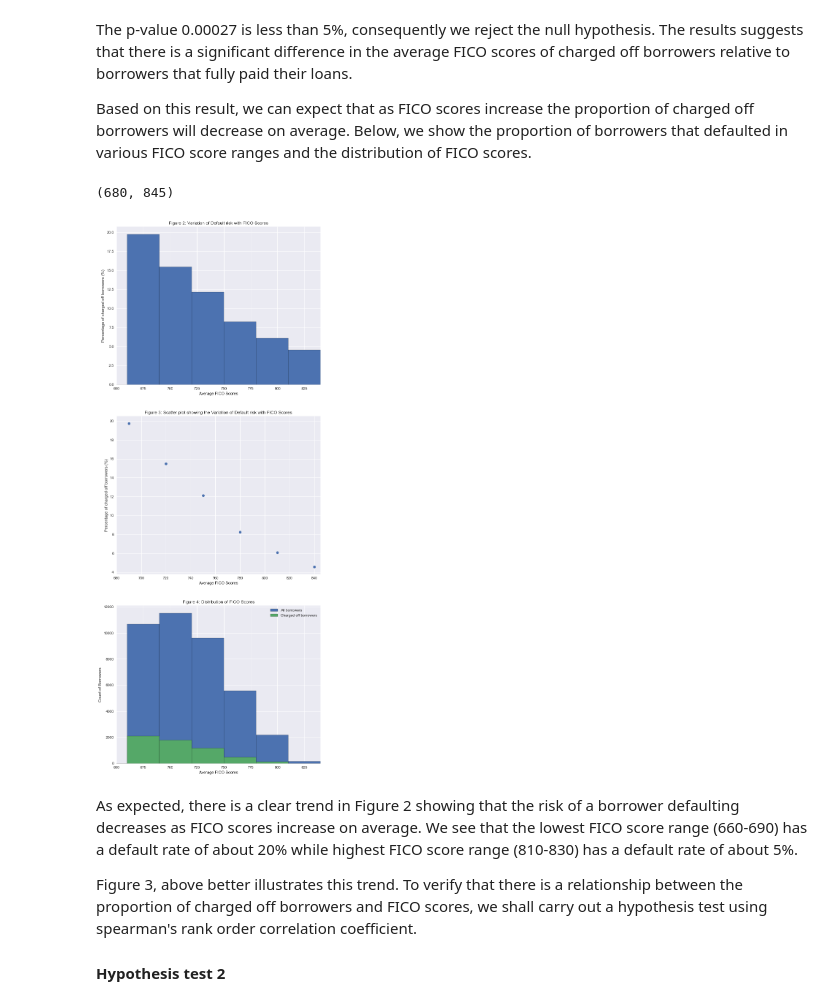
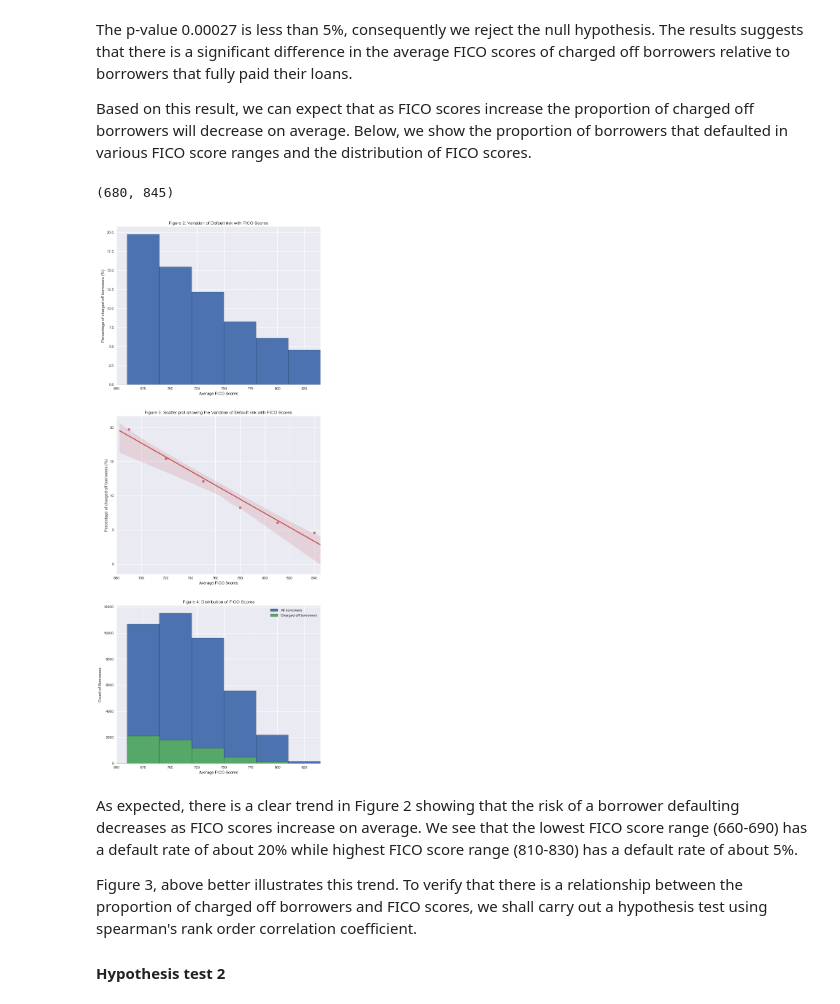
Before and after one commit to paulb17/Springboard, a Jupyter notebook: Capstone Project 1/Data_Exploration.ipynb, the cells around one changed output. Cells and saved outputs as stored; diff of their text form; code cells hidden in the pictures.

Commit message:
Updated readme and third draft of data modeling notebook

```diff
--- a/Capstone Project 1/Data_Exploration.ipynb
+++ b/Capstone Project 1/Data_Exploration.ipynb
@@ -85,6 +85,7 @@ FICO scores are used by many lenders to determine how risky a borrower is. For t
 # filtering fully paid borrowers and charged off borrowers
 fully_paid = loan_data[loan_data['loan_status'] == 1]
 charged_off = loan_data[loan_data['loan_status'] == 0]
+
 
 # creating box-plot and violin plot
 plt.figure(figsize = (10,8))
@@ -95,6 +96,7 @@ sns.boxplot(x="loan_status", y='fico_average', data = loan_data,
 
 plt.title('Figure 1: FICO Scores by loan status')
 plt.ylabel("FICO Score")
-plt.xlabel('loan status')
+plt.xlabel('Loan status')
 plt.xticks([0, 1], ['Charged Off', "Fully Paid"])
+plt.rcParams.update({'font.size': 40})
 # %% [output]
@@ -134,57 +133,58 @@ bin_width = 30
 # assigning the range of FICO scores to be displayed
 max_el = 840
 min_el = 650
 
 # filling in list of bin widths
 for num in range(int(round((max_el/bin_width)+1))):
     bin_edges.append((num)*bin_width)
 
-# creating figure
-plt.figure(figsize = (10,27))
+
+# making plots
+fig, (ax1, ax2, ax3) = plt.subplots(nrows = 3, figsize = (10,27))
 
 # plotting distribution of FICO scores
-plt.subplot(3,1,3)
-plt.title("Figure 4: Distribution of FICO Scores")
-plt.xlabel("Average FICO Scores")
-plt.ylabel('Count of Borrowers')
-plt.xlim([min_el,max_el])
+ax3.set_title("Figure 4: Distribution of FICO Scores")
+ax3.set_xlabel("Average FICO Scores")
+ax3.set_ylabel('Count of Borrowers')
+ax3.set_xlim([min_el,max_el])
 
 # counting the number of borrowers in each FICO score category
-counts_tot, bins_tot, bars_tot= plt.hist(loan_data.fico_average, bins = bin_edges,
+counts_tot, bins_tot, bars_tot= ax3.hist(loan_data.fico_average, bins = bin_edges,
                                          label = 'All borrowers', edgecolor = 'k')
 
 # count of the number of borrowers in each FICO score category that were charged off
-counts, bins, bars = plt.hist(charged_off['fico_average'], bins = bin_edges,
+counts, bins, bars = ax3.hist(charged_off['fico_average'], bins = bin_edges,
                               label = "Charged off borrowers", edgecolor = 'k')
 
 # adding a legend to the plot
 plt.legend()
 
 # Make a bar chart showing the proportions of FICO scores
-plt.subplot(3, 1, 1)
-plt.title("Figure 2: Variation of Default risk with FICO Scores")
+ax1.set_title("Figure 2: Variation of Default risk with FICO Scores")
 
 # ignoring divisions by 0
 with np.errstate(divide='ignore', invalid='ignore'):
 
     proportions = 100*counts/counts_tot
-    plt.bar(np.arange(0, max_el, bin_width), height = proportions, width = bin_width, align = 'edge',
+    ax1.bar(np.arange(0, max_el, bin_width), height = proportions, width = bin_width, align = 'edge',
             edgecolor = 'black')
-    plt.xlim([min_el,max_el])
-    plt.xlabel("Average FICO Scores")
-    plt.ylabel("Percentage of charged off borrowers (%)")
-    plt.plot(x = bin_edges[-6:], y= proportions[-6:])
+    ax1.set_xlim([min_el,max_el])
+    ax1.set_xlabel("Average FICO Scores")
+    ax1.set_ylabel("Percentage of charged off borrowers (%)")
+    ax1.plot(x = bin_edges[-6:], y= proportions[-6:])
 
-# Making a scatter plot
-plt.subplot(3, 1, 2)
-plt.title("Figure 3: Scatter plot showing the Variation of Default risk with FICO Scores")
-plt.xlabel("Average FICO Scores")
-plt.ylabel("Percentage of charged off borrowers (%)")
-plt.scatter(x = bin_edges[-6:], y= proportions[-6:])
-plt.xlim([680, 845])
+
+# creating data frame for seaborn plot
+FICO_df = pd.DataFrame({'bin_edges' :bin_edges[-6:], 'proportions' :proportions[-6:]})
+sns.regplot('bin_edges', 'proportions', data = FICO_df, ax=ax2)
+
+ax2.set_title("Figure 3: Scatter plot showing the Variation of Default risk with FICO Scores")
+ax2.set_xlabel("Average FICO Scores")
+ax2.set_ylabel("Percentage of charged off borrowers (%)")
+ax2.set_xlim([680, 845])
 # %% [output]
 (680, 845)
-[figure, old version]
+[figure, new version]
 # %% [markdown]
 As expected, there is a clear trend in Figure 2 showing that the risk of a borrower defaulting decreases as FICO scores increase on average. We see that the lowest FICO score range (660-690) has a default rate of about 20% while highest FICO score range (810-830) has a default rate of about 5%.
 
```
Also changed, not shown: parts of 13 cells of this notebook, 16 other files.
